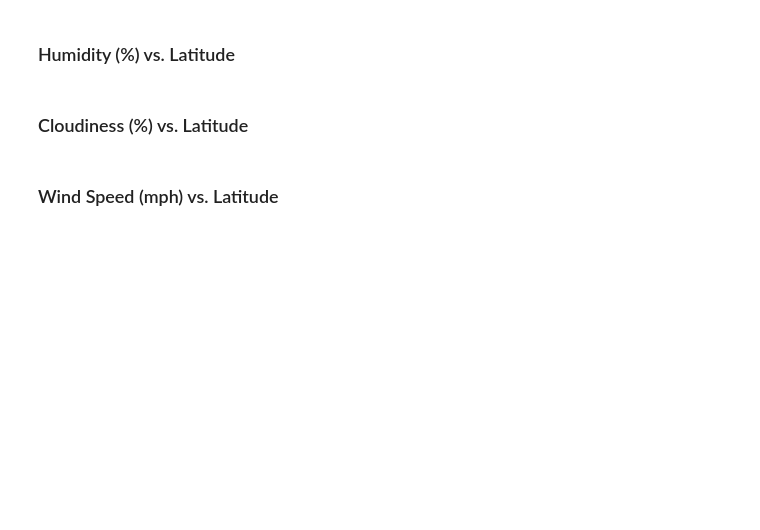
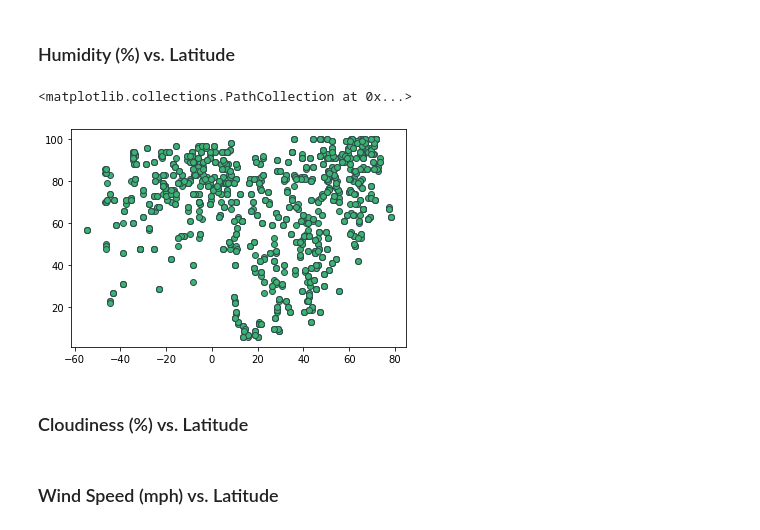
Before and after one commit to azapuchlak/Python-API-Challenge-, a Jupyter notebook: WeatherPY/WeatherPy.ipynb, the cells around one changed output. Drawn from its saved outputs; the diff is of its cells as text; code cells hidden in the pictures; blank space fills up the shorter version.

```diff
--- a/WeatherPY/WeatherPy.ipynb
+++ b/WeatherPY/WeatherPy.ipynb
@@ -124,5 +195,11 @@ http://api.openweathermap.org/data/2.5/weather?units=Imperial&APPID=1872baddbea8
 # %% [markdown]
 ### Humidity (%) vs. Latitude
+# %%
+#Plot & Format Data
+plt.scatter(weather_dict["Lat"], weather_dict["Humidity"], facecolor = "mediumseagreen", edgecolor = "darkslategrey")
+# %% [output]
+<matplotlib.collections.PathCollection at 0x...>
+[figure, added]
 # %% [markdown]
 ### Cloudiness (%) vs. Latitude
 # %% [markdown]
```
Also changed, not shown: parts of 12 cells of this notebook, 1 other file.
